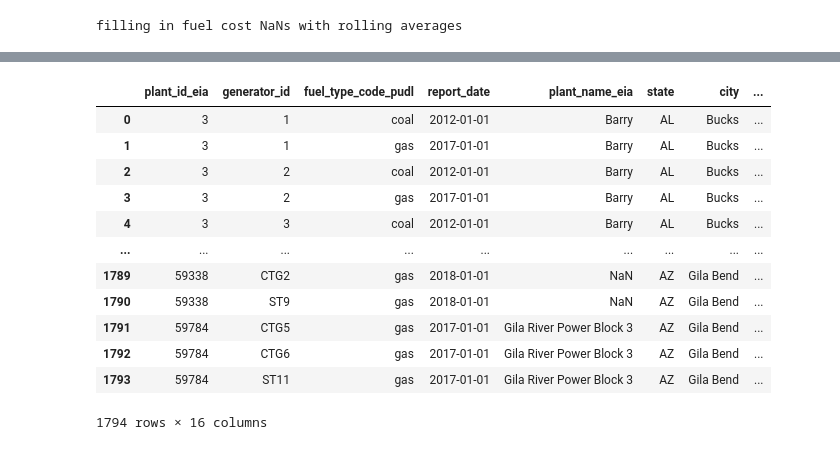
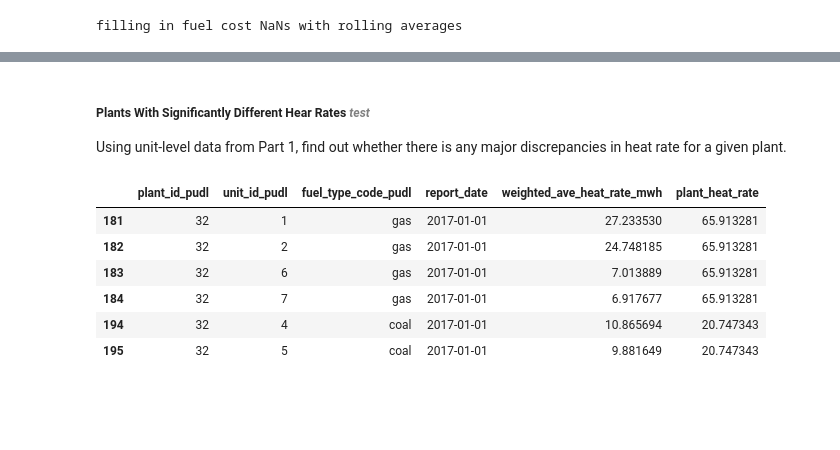
Before and after one commit to catalyst-cooperative/ei-mcoe-map, a Jupyter notebook: mcoe_compilation.ipynb, the cells around one changed output, grey strips where cells are left out. Drawn from its saved outputs; the diff is of its cells as text; code cells hidden in the pictures; blank space fills up the shorter version.

```diff
--- a/mcoe_compilation.ipynb
+++ b/mcoe_compilation.ipynb
@@ -100,16 +459,0 @@ mcoe_unit_df = mcoe_unit2.groupby(['plant_id_eia','generator_id','fuel_type_code
-# %%
-mcoe_unit_df
-# %% [output]
-|  | plant_id_eia | generator_id | fuel_type_code_pudl | report_date | plant_name_eia | state | city | ... |
-| 0 | 3 | 1 | coal | 2012-01-01 | Barry | AL | Bucks | ... |
-| 1 | 3 | 1 | gas | 2017-01-01 | Barry | AL | Bucks | ... |
-| 2 | 3 | 2 | coal | 2012-01-01 | Barry | AL | Bucks | ... |
-| 3 | 3 | 2 | gas | 2017-01-01 | Barry | AL | Bucks | ... |
-| 4 | 3 | 3 | coal | 2012-01-01 | Barry | AL | Bucks | ... |
-| ... | ... | ... | ... | ... | ... | ... | ... | ... |
-| 1789 | 59338 | CTG2 | gas | 2018-01-01 | NaN | AZ | Gila Bend | ... |
-| 1790 | 59338 | ST9 | gas | 2018-01-01 | NaN | AZ | Gila Bend | ... |
-| 1791 | 59784 | CTG5 | gas | 2017-01-01 | Gila River Power Block 3 | AZ | Gila Bend | ... |
-| 1792 | 59784 | CTG6 | gas | 2017-01-01 | Gila River Power Block 3 | AZ | Gila Bend | ... |
-| 1793 | 59784 | ST11 | gas | 2017-01-01 | Gila River Power Block 3 | AZ | Gila Bend | ... |
-1794 rows × 16 columns
@@ -115,0 +464,29 @@ mcoe_unit_df
+# %% [markdown]
+##### **Plants With Significantly Different Hear Rates** <font color=grey>*test*</font>
+Using unit-level data from Part 1, find out whether there is any major discrepancies in heat rate for a given plant.
+# %%
+# Sum generator heat rate by plant and fuel type
+plant_heat_rate = unit_level_df_all_years.groupby([
+    'plant_id_pudl','fuel_type_code_pudl','report_date'],as_index=False)[
+        'weighted_ave_heat_rate_mwh'].sum().rename(columns={
+            'weighted_ave_heat_rate_mwh':'plant_heat_rate'})
+
+# Merge back with unit-level data
+plant_hr_merge = pd.merge(unit_level_df_all_years, plant_heat_rate, on=['plant_id_pudl','fuel_type_code_pudl','report_date'], how='outer')
+# %%
+# Delete unnecessary columns
+plant_hr_merge = plant_hr_merge[['plant_id_pudl','unit_id_pudl','fuel_type_code_pudl',
+                                 'report_date','weighted_ave_heat_rate_mwh','plant_heat_rate']]
+
+# Add new column for calculation of whether its significantly different or not
+# %%
+import datetime
+plant_hr_merge.loc[(plant_hr_merge['plant_id_pudl']==32)&(plant_hr_merge['report_date']==datetime.datetime(2017,1,1))]
+# %% [output]
+|  | plant_id_pudl | unit_id_pudl | fuel_type_code_pudl | report_date | weighted_ave_heat_rate_mwh | plant_heat_rate |
+| 181 | 32 | 1 | gas | 2017-01-01 | 27.233530 | 65.913281 |
+| 182 | 32 | 2 | gas | 2017-01-01 | 24.748185 | 65.913281 |
+| 183 | 32 | 6 | gas | 2017-01-01 | 7.013889 | 65.913281 |
+| 184 | 32 | 7 | gas | 2017-01-01 | 6.917677 | 65.913281 |
+| 194 | 32 | 4 | coal | 2017-01-01 | 10.865694 | 20.747343 |
+| 195 | 32 | 5 | coal | 2017-01-01 | 9.881649 | 20.747343 |
```
Also changed, not shown: parts of 54 cells of this notebook.
